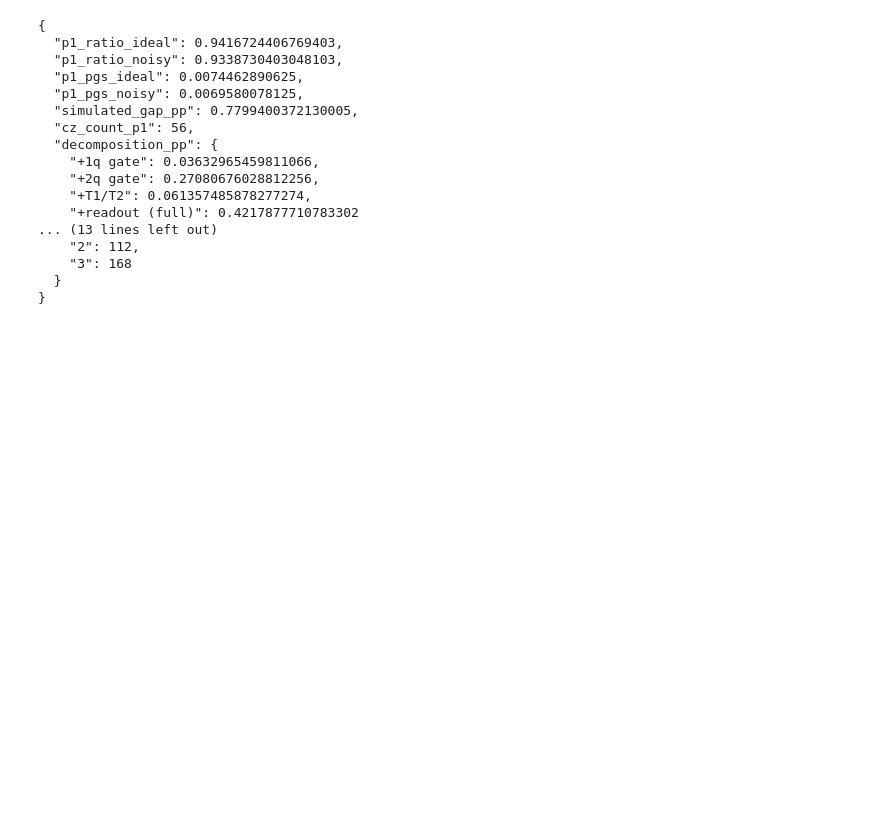
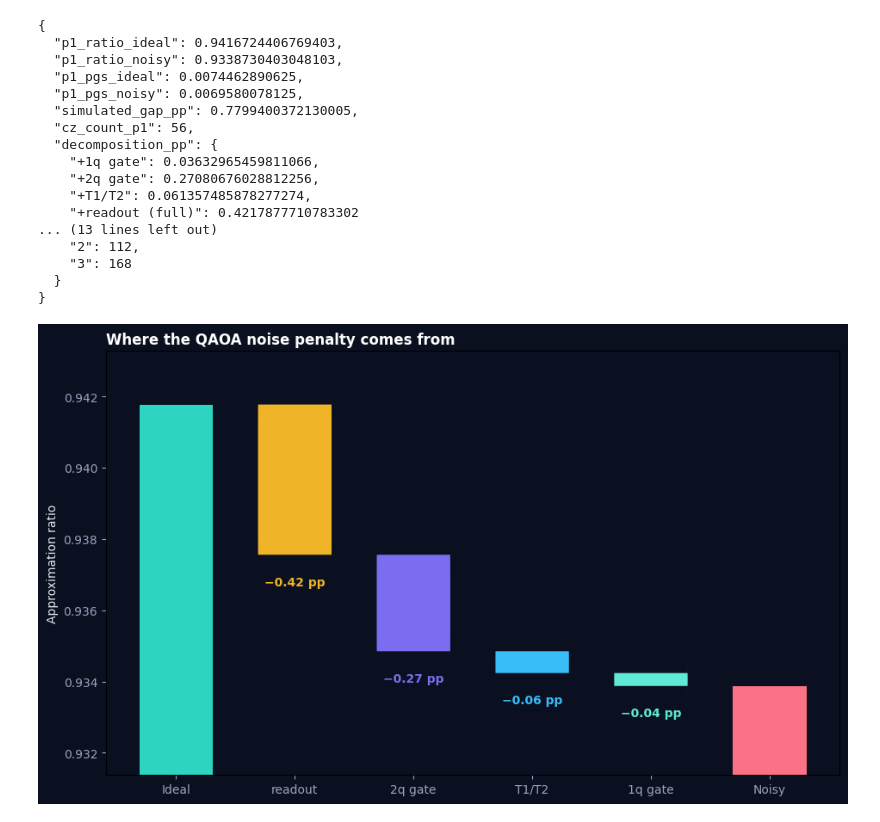
Before and after one commit to diarka-quantum/diarka-qaoa-portfolio, a Jupyter notebook: notebooks/07_noise_analysis.ipynb, the cells around one changed output. Saved outputs shown, nothing was run; the diff lists cells and outputs as text; code cells hidden in the pictures; blank space fills up the shorter version.

Commit message:
Week 4: noise-penalty waterfall capstone figure

```diff
--- a/notebooks/07_noise_analysis.ipynb
+++ b/notebooks/07_noise_analysis.ipynb
@@ -328,3 +328,28 @@ print(json.dumps(summary, indent=2))
     "3": 168
   }
 }
+# %%
+from matplotlib.patches import FancyBboxPatch
+# Uses labels/ratios/contributions from Section 4
+ideal_r, noisy_r = ratios[0], ratios[-1]
+order = sorted(zip(contrib_labels, contributions), key=lambda t: -t[1])
+palette = {'+1q gate':'#5eead4','+2q gate':'#7c6cf0','+T1/T2':'#38bdf8','+readout (full)':'#f0b429'}
+names = [n.replace('+','').replace(' (full)','') for n,_ in order]
+fig, ax = plt.subplots(figsize=(11,6.4)); fig.patch.set_facecolor('#0B1020'); ax.set_facecolor('#0B1020')
+xs = range(len(order)+2); bw=0.62
+ax.bar(0, ideal_r, bw, color='#2dd4bf', zorder=3)
+prev = ideal_r
+for i,(lbl,drop) in enumerate(order, start=1):
+    bot = prev - drop
+    ax.add_patch(FancyBboxPatch((i-bw/2,bot),bw,prev-bot,boxstyle='round,pad=0,rounding_size=0.0008',lw=0,facecolor=palette[lbl],zorder=3))
+    ax.text(i, bot-0.0006, f'\u2212{drop*100:.2f} pp', ha='center', va='top', color=palette[lbl], fontweight='bold')
+    prev = bot
+ax.bar(len(order)+1, noisy_r, bw, color='#fb7185', zorder=3)
+ax.set_ylim(noisy_r-0.0025, ideal_r+0.0015)
+ax.set_xticks(list(xs)); ax.set_xticklabels(['Ideal']+names+['Noisy'], color='#9AA4BF')
+ax.set_ylabel('Approximation ratio', color='#E8ECF4'); ax.tick_params(colors='#9AA4BF')
+ax.set_title('Where the QAOA noise penalty comes from', color='#fff', fontweight='bold', loc='left')
+plt.savefig('../figures/week4_noise_waterfall.png', dpi=200, facecolor='#0B1020', bbox_inches='tight')
+plt.show()
+# %% [output]
+[figure, added]
```
Also changed, not shown: 1 other file.
